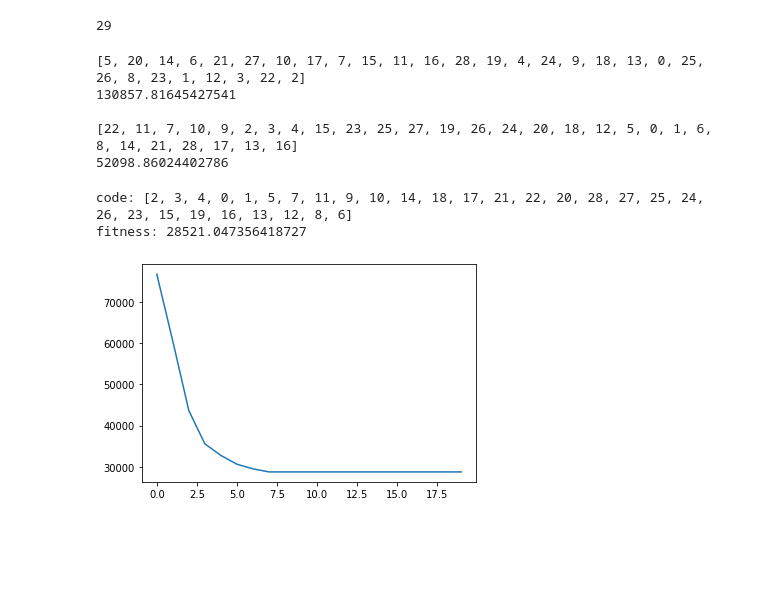
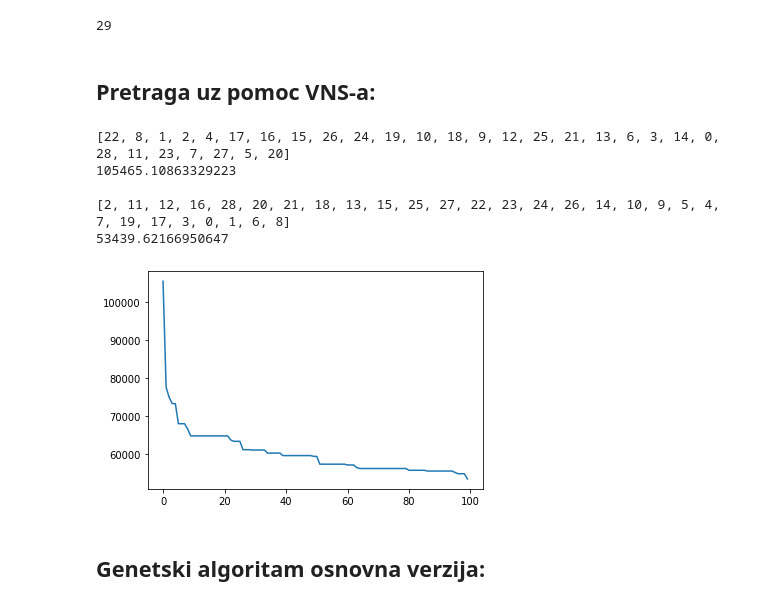
Before and after one commit to mkordic/ga_vns_hybrid, a Jupyter notebook: ga_vns_hybrid.ipynb, the cells around one changed output. Drawn from its saved outputs; the diff is of its cells as text; code cells hidden in the pictures; blank space fills up the shorter version.

```diff
--- a/ga_vns_hybrid.ipynb
+++ b/ga_vns_hybrid.ipynb
@@ -165,11 +180,11 @@ def shaking(solution, k):
     return new_solution
 
 def shaking2(solution, k):
-    n = len(solution)
+    n = len(solution.code)
     new_solution = deepcopy(solution)
     for _ in range(k):
         i, j = random.sample(range(n), 2)
-        new_solution[i], new_solution[j] = new_solution[j], new_solution[i]
+        new_solution.code[i], new_solution.code[j] = new_solution.code[j], new_solution.code[i]
 
     return new_solution
 # %%
@@ -194 +212,27 @@ def vns(individual, max_k, max_iter, move_prob):
     individual.fitness = value
+# %%
+def vns_benchmark_version(graph,individual, max_k, max_iter, move_prob):
+
+   # new_individual = Individual(graph)
+    solution = deepcopy(individual)
+#     solution.code[:] = individual.code[:]
+#     solution.fitness = solution.calc_fitness()
+    value = individual.fitness
+    tmp = []
+
+    for i in range(max_iter):
+        tmp.append(solution.fitness)
+        for k in range(max_k):
+            new_solution = shaking2(solution, k)
+            local_search(graph,new_solution)
+           # new_individual.code = new_solution.code
+
+            new_solution.fitness = new_solution.calc_fitness(graph)
+            new_value = new_solution.fitness
+            if new_value < value or (new_value == value and random.random() < move_prob):
+                value = new_value
+                solution = deepcopy(new_solution)
+
+    plt.plot(range(max_iter), tmp)
+    individual.code[:] = solution.code[:]
+    individual.fitness = value
@@ -195,16 +261,19 @@ def vns(individual, max_k, max_iter, move_prob):
+# %% [markdown]
+## Pretraga uz pomoc VNS-a:
 # %%
 i1 = Individual(graph)
 # i1.code = [8, 6, 3, 4, 0, 1, 5, 7, 12, 14, 17, 20, 25, 15, 13, 10, 9, 11, 18, 21, 22, 28, 19, 23, 26, 24, 27, 16, 2]
 # i1.fitness = i1.calc_fitness(graph)
 print(i1.code)
 print(i1.fitness)
 print()
-vns(i1, 10, 100, 0.5)
+vns_benchmark_version(graph,i1, 10, 100, 0.5)
 print(i1.code)
 print(i1.fitness)
 # %% [output]
-[5, 20, 14, 6, 21, 27, 10, 17, 7, 15, 11, 16, 28, 19, 4, 24, 9, 18, 13, 0, 25, 26, 8, 23, 1, 12, 3, 22, 2]
-130857.81645427541
+[22, 8, 1, 2, 4, 17, 16, 15, 26, 24, 19, 10, 18, 9, 12, 25, 21, 13, 6, 3, 14, 0, 28, 11, 23, 7, 27, 5, 20]
+105465.10863329223
 
-[22, 11, 7, 10, 9, 2, 3, 4, 15, 23, 25, 27, 19, 26, 24, 20, 18, 12, 5, 0, 1, 6, 8, 14, 21, 28, 17, 13, 16]
-52098.86024402786
+[2, 11, 12, 16, 28, 20, 21, 18, 13, 15, 25, 27, 22, 23, 24, 26, 14, 10, 9, 5, 4, 7, 19, 17, 3, 0, 1, 6, 8]
+53439.62166950647
+[figure, added]
@@ -253,16 +280,5 @@ def ga_vns(g,num_iters, use_elitism, elitism_size, mutation_prob, tournament_siz
-# %%
-ga_vns( graph,
-    num_iters = 20,
-    use_elitism = True,
-    population_size = 1000,
-    elitism_size = 10,
-    mutation_prob = 0.15,
-    tournament_size = 10,
-    )
-# %% [output]
-code: [2, 3, 4, 0, 1, 5, 7, 11, 9, 10, 14, 18, 17, 21, 22, 20, 28, 27, 25, 24, 26, 23, 15, 19, 16, 13, 12, 8, 6]
-fitness: 28521.047356418727
-[figure, old version]
+# %% [markdown]
+## Genetski algoritam osnovna verzija:
 # %%
 def ga(g,num_iters, use_elitism, elitism_size, mutation_prob, tournament_size, population_size):
     #init population
```
Also changed, not shown: parts of 23 cells of this notebook.
